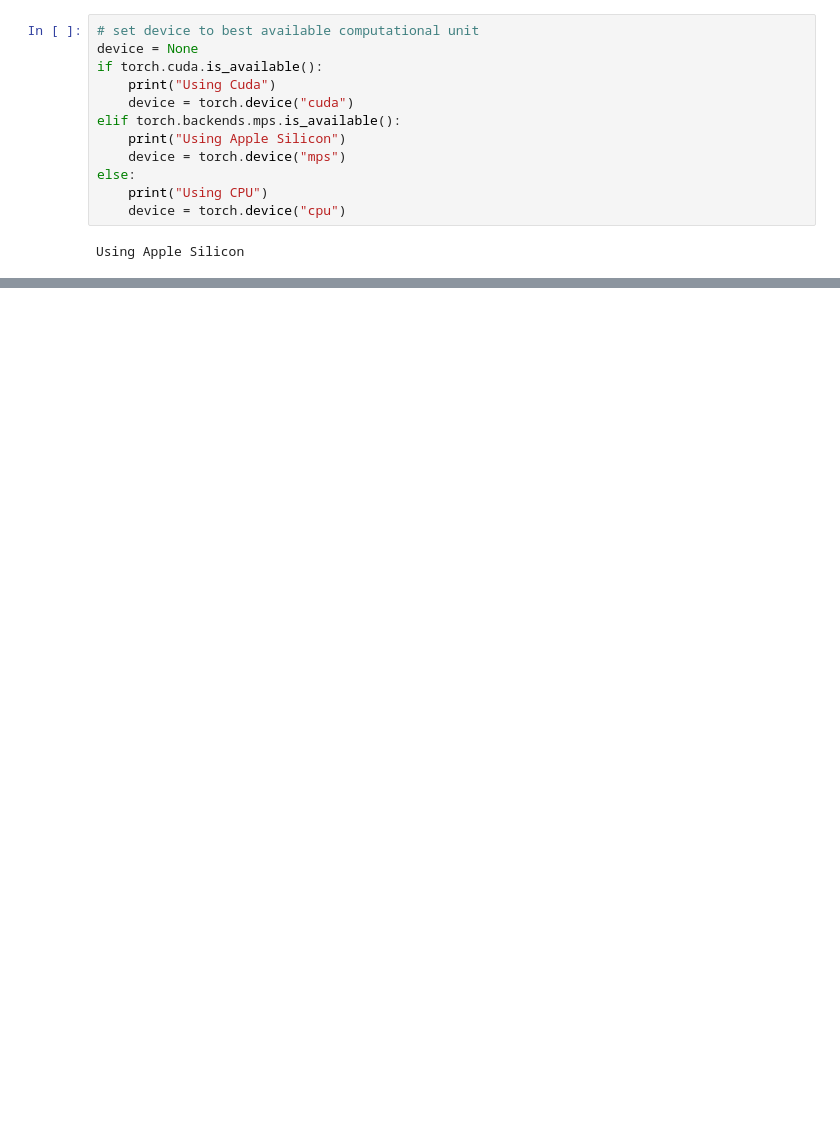
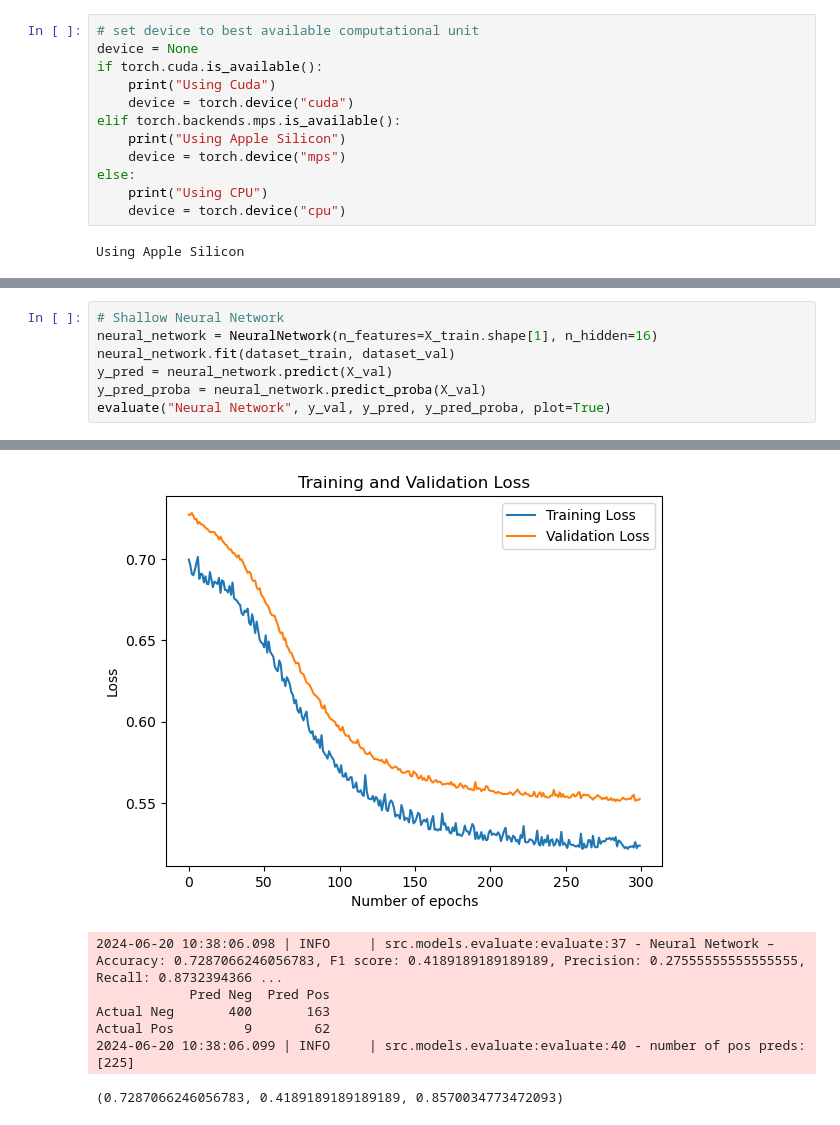
Before and after one commit to paulutsch/binary-stroke-classification, a Jupyter notebook: notebooks/main.ipynb, the cells around one changed output, grey strips where cells are left out. Cells and saved outputs as stored; diff of their text form; blank space fills up the shorter version.

Commit message:
feat: Neural Network & Confusion Matrix

```diff
--- a/notebooks/main.ipynb
+++ b/notebooks/main.ipynb
@@ -211,0 +197,8 @@ Epoch: 999. Train Loss: 0.5108390051871539. Val Loss: 0.514232449233532. Accurac
+# %%
+# Shallow Neural Network
+neural_network = NeuralNetwork(n_features=X_train.shape[1], n_hidden=16)
+neural_network.fit(dataset_train, dataset_val)
+y_pred = neural_network.predict(X_val)
+y_pred_proba = neural_network.predict_proba(X_val)
+evaluate("Neural Network", y_val, y_pred, y_pred_proba, plot=True)
+# %% [output]
@@ -211,0 +222,7 @@ Epoch: 999. Train Loss: 0.5108390051871539. Val Loss: 0.514232449233532. Accurac
+[figure, added]
+2024-06-20 10:38:06.098 | INFO     | src.models.evaluate:evaluate:37 - Neural Network – Accuracy: 0.7287066246056783, F1 score: 0.4189189189189189, Precision: 0.27555555555555555, Recall: 0.8732394366 ...
+            Pred Neg  Pred Pos
+Actual Neg       400       163
+Actual Pos         9        62
+2024-06-20 10:38:06.099 | INFO     | src.models.evaluate:evaluate:40 - number of pos preds: [225]
+(0.7287066246056783, 0.4189189189189189, 0.8570034773472093)
```
Also changed, not shown: parts of 9 cells of this notebook, 3 other files.
